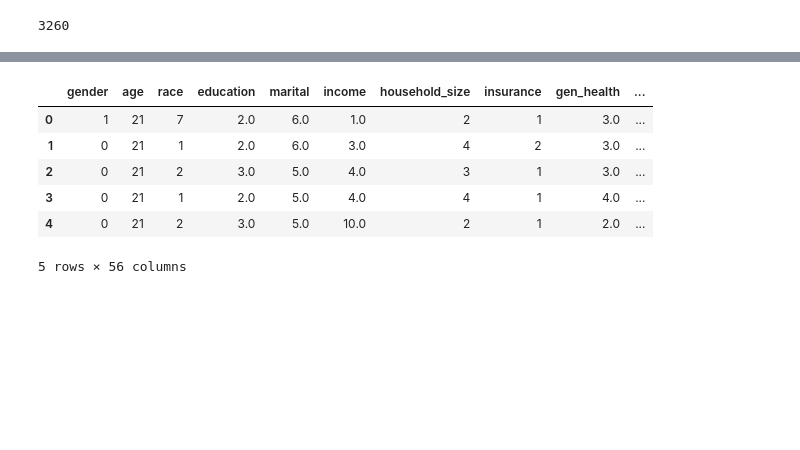
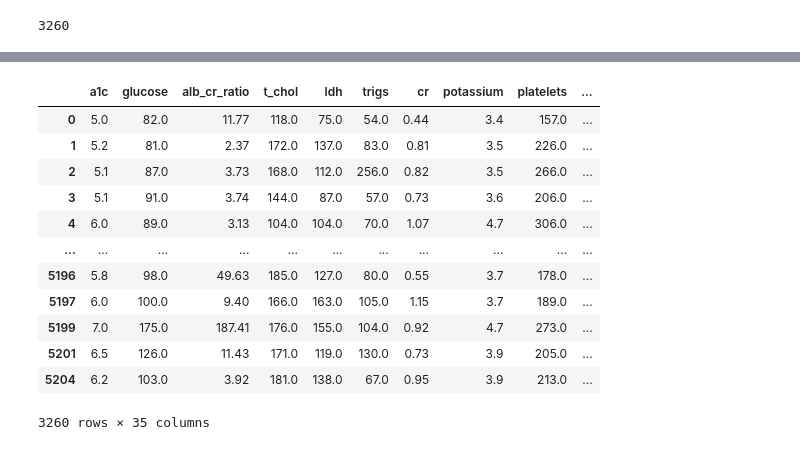
Before and after one commit to timi000/META-B-ML-Project, a Jupyter notebook: Diabetes.ipynb, the cells around one changed output, grey strips where cells are left out. Cells and saved outputs as stored; diff of their text form; code cells hidden in the pictures; blank space fills up the shorter version.

```diff
--- a/Diabetes.ipynb
+++ b/Diabetes.ipynb
@@ -38,11 +38,20 @@ len(df1)
 3260
 # %%
 #BMI
-#0= BMI less than 24
+#0= BMI less than 25
 #1= BMI less than 30 and BMI great than 24
 #2=BMI great than 30
 
+conditions = [
+   df1['bmi'] <25,
+    (df1['bmi'] >=25) & (df1['bmi'] <30),
+   df1['bmi'] >=30
+]
+choices = [0,1, 2]
+df1['bmi_group'] = np.select(conditions, choices, default=1)
 
-df1['bmi_group'] = 1
-df1.loc[df1['bmi'] >30,'bmi_group'].copy() = 2
-df1.loc[df1['bmi'] <24,'bmi_group'].copy() = 0
+#df1['bmi_group'] = 1
+#df1.loc[df1['bmi'] >=30,'bmi_group'] = 2
+#df1.loc[df1['bmi'] <24,'bmi_group']= 0
+
+df1[["bmi","bmi_group"]].sample(50)
@@ -66,8 +137,18 @@ df1.loc[df1['age'] >65,'age_group'] = 4
 #Systolic Blood Pressure between 120 and 129 and Diastolic Blood Pressure of less than 80
 #Systolic Blood Pressure greater than 130 or  Diastolic Blood Pressure of greater than 80
 
+conditions2 = [
+    (df1['sys_bp'] <120)&(df1['dia_bp'] <80),
+   (df1['sys_bp'] >119)&(df1['sys_bp'] <=129)&(df1['dia_bp'] <80),
+    (df1['sys_bp'] >129)|(df1['dia_bp'] >=80),
 
-df1['bp_group'] = 0
-df1.loc[(df['sys_bp'] <120)&(df1['dia_bp'] <80),'bp_group'].copy() = 0
-df1.loc[(df['sys_bp'] >119)&(df1['sys_bp'] <130)&(df['dia_bp'] <80),'bp_group'].copy() = 1
-df1.loc[(df['sys_bp'] >129)|(df1['dia_bp'] >80),'bp_group'].copy() = 2
+]
+choices2 = [0, 1, 2]
+df1['bp_group'] = np.select(conditions2, choices2, default=0)
+#df1['bp_group'] = 0
+#df1.loc[(df['sys_bp'] <120)&(df1['dia_bp'] <80),'bp_group'] = 0
+#df1.loc[(df['sys_bp'] >119)&(df1['sys_bp'] <=129)&(df['dia_bp'] <80),'bp_group'] = 1
+#df1.loc[(df['sys_bp'] >129)|(df1['dia_bp'] >=80),'bp_group'] = 2
+
+
+df1[["sys_bp","dia_bp","bp_group"]].sample(50)
@@ -129,9 +217,9 @@ feature_imp
 # %%
-remlist=['age', 'bmi','height_cm','waist_cm','weight_kg','dia_bp','dia_bp']
+remlist=['age', 'bmi','height_cm','waist_cm','weight_kg','dia_bp','sys_bp']
 feats= []
 
 for x in feature_imp:
-    if x[0]>0.01 & x[1] not in remlist:
+    if x[0]>0.01 and x[1] not in remlist:
         feats.append(x[1])
 
 
@@ -157,10 +273,18 @@ Name: diabetes, dtype: int64
 # %%
-diab_df =df[feats]
+diab_df =df2[feats]
-# %% [output]
-|  | gender | age | race | education | marital | income | household_size | insurance | gen_health | ... |
-| 0 | 1 | 21 | 7 | 2.0 | 6.0 | 1.0 | 2 | 1 | 3.0 | ... |
-| 1 | 0 | 21 | 1 | 2.0 | 6.0 | 3.0 | 4 | 2 | 3.0 | ... |
-| 2 | 0 | 21 | 2 | 3.0 | 5.0 | 4.0 | 3 | 1 | 3.0 | ... |
-| 3 | 0 | 21 | 1 | 2.0 | 5.0 | 4.0 | 4 | 1 | 4.0 | ... |
-| 4 | 0 | 21 | 2 | 3.0 | 5.0 | 10.0 | 2 | 1 | 2.0 | ... |
-5 rows × 56 columns
+# %%
+diab_df
+# %% [output]
+|  | a1c | glucose | alb_cr_ratio | t_chol | ldh | trigs | cr | potassium | platelets | ... |
+| 0 | 5.0 | 82.0 | 11.77 | 118.0 | 75.0 | 54.0 | 0.44 | 3.4 | 157.0 | ... |
+| 1 | 5.2 | 81.0 | 2.37 | 172.0 | 137.0 | 83.0 | 0.81 | 3.5 | 226.0 | ... |
+| 2 | 5.1 | 87.0 | 3.73 | 168.0 | 112.0 | 256.0 | 0.82 | 3.5 | 266.0 | ... |
+| 3 | 5.1 | 91.0 | 3.74 | 144.0 | 87.0 | 57.0 | 0.73 | 3.6 | 206.0 | ... |
+| 4 | 6.0 | 89.0 | 3.13 | 104.0 | 104.0 | 70.0 | 1.07 | 4.7 | 306.0 | ... |
+| ... | ... | ... | ... | ... | ... | ... | ... | ... | ... | ... |
+| 5196 | 5.8 | 98.0 | 49.63 | 185.0 | 127.0 | 80.0 | 0.55 | 3.7 | 178.0 | ... |
+| 5197 | 6.0 | 100.0 | 9.40 | 166.0 | 163.0 | 105.0 | 1.15 | 3.7 | 189.0 | ... |
+| 5199 | 7.0 | 175.0 | 187.41 | 176.0 | 155.0 | 104.0 | 0.92 | 4.7 | 273.0 | ... |
+| 5201 | 6.5 | 126.0 | 11.43 | 171.0 | 119.0 | 130.0 | 0.73 | 3.9 | 205.0 | ... |
+| 5204 | 6.2 | 103.0 | 3.92 | 181.0 | 138.0 | 67.0 | 0.95 | 3.9 | 213.0 | ... |
+3260 rows × 35 columns
```
Also changed, not shown: parts of 15 cells of this notebook.
